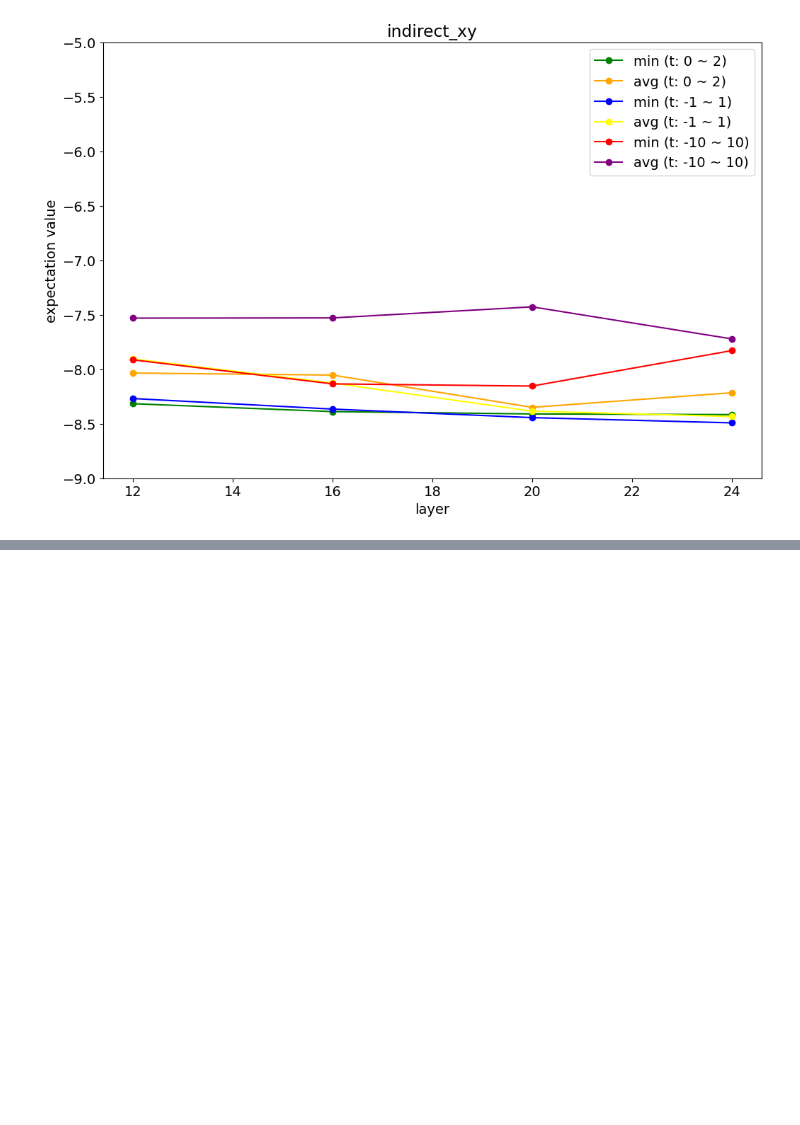
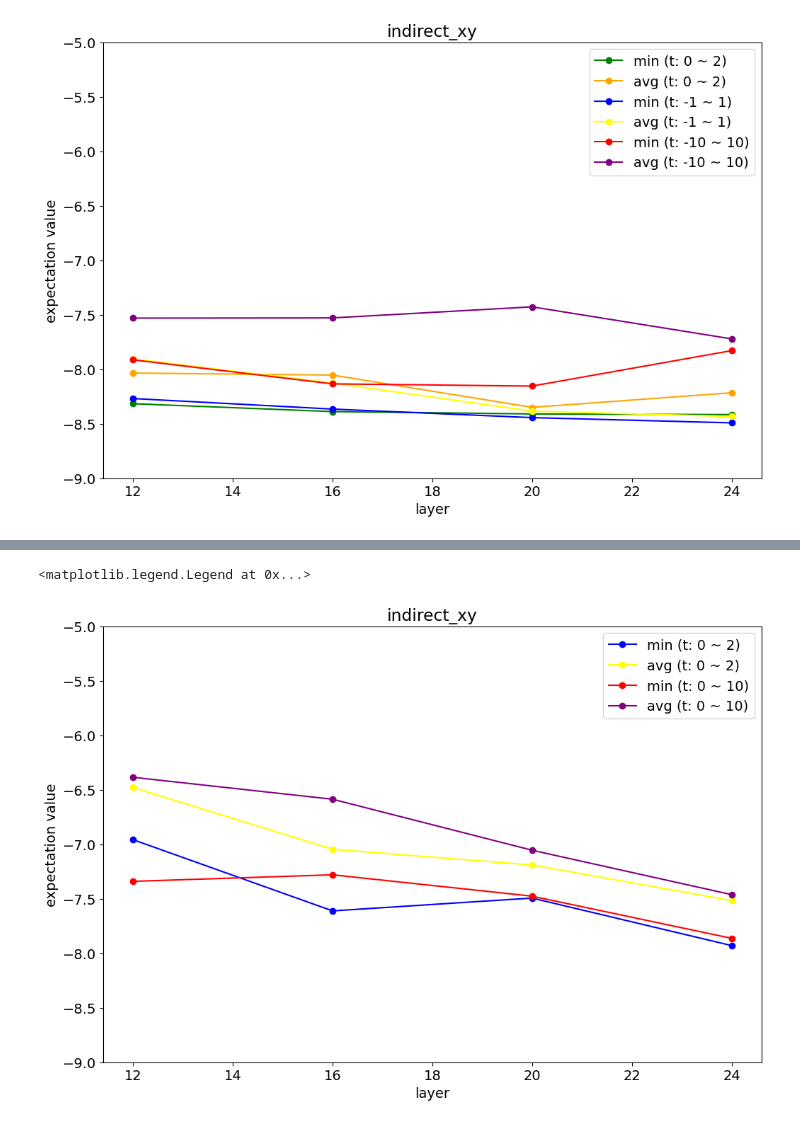
Before and after one commit to tanan/qsimu, a Jupyter notebook: qulacs/apps/notebook/no_constraints_no_bounds.ipynb, the cells around one changed output, grey strips where cells are left out. Drawn from its saved outputs; the diff is of its cells as text; code cells hidden in the pictures; blank space fills up the shorter version.

```diff
--- a/qulacs/apps/notebook/no_constraints_no_bounds.ipynb
+++ b/qulacs/apps/notebook/no_constraints_no_bounds.ipynb
@@ -79,0 +124,14 @@ plt.legend()
+# %%
+create_expectation_graph("indirect_xy")
+# plt.hlines(exact_value, min(d_plot_list['depth']), max(d_plot_list['depth']), colors='black', linestyles='dashed', label='exact value')
+plt.plot(plot_list['indirect_xy-0-2-None-None-true-true-depth'], plot_list['indirect_xy-0-2-None-None-true-true-cost-min'], marker='o', color='blue', label='min (t: 0 ~ 2)')
+plt.plot(plot_list['indirect_xy-0-2-None-None-true-true-depth'], plot_list['indirect_xy-0-2-None-None-true-true-cost-mean'], marker='o', color='yellow', label='avg (t: 0 ~ 2)')
+# plt.plot(plot_list['indirect_xy-0-3-None-None-true-true-depth'], plot_list['indirect_xy-0-3-None-None-true-true-cost-min'], marker='o', color='green', label='min (t: 0 ~ 3)')
+# plt.plot(plot_list['indirect_xy-0-3-None-None-true-true-depth'], plot_list['indirect_xy-0-3-None-None-true-true-cost-mean'], marker='o', color='orange', label='avg (t: 0 ~ 3)')
+plt.plot(plot_list['indirect_xy-0-10-None-None-true-true-depth'], plot_list['indirect_xy-0-10-None-None-true-true-cost-min'], marker='o', color='red', label='min (t: 0 ~ 10)')
+plt.plot(plot_list['indirect_xy-0-10-None-None-true-true-depth'], plot_list['indirect_xy-0-10-None-None-true-true-cost-mean'], marker='o', color='purple', label='avg (t: 0 ~ 10)')
+plt.legend()
+# plt.savefig('image/direct_energy.png')
+# %% [output]
+<matplotlib.legend.Legend at 0x...>
+[figure, added]
```
Also changed, not shown: parts of 9 cells of this notebook.
